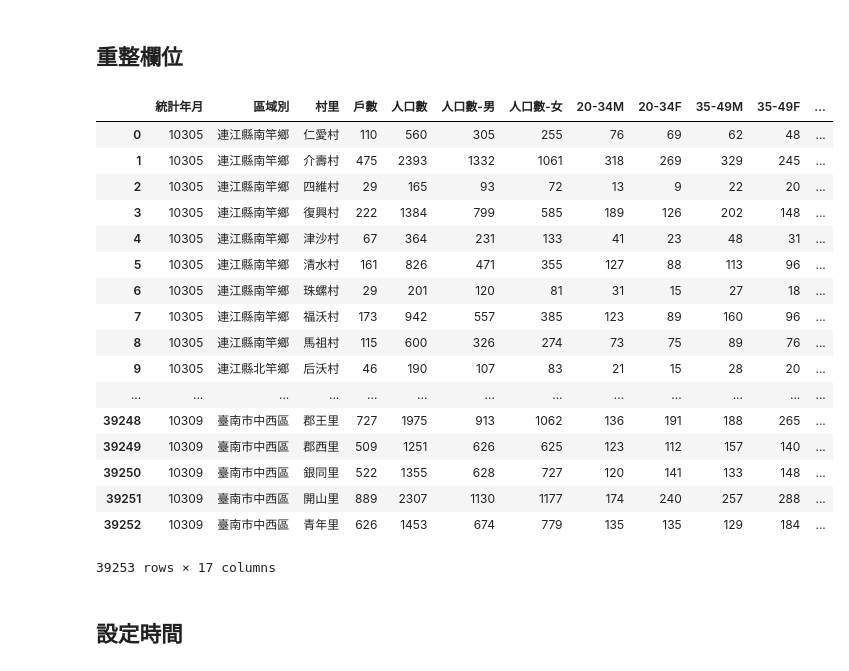
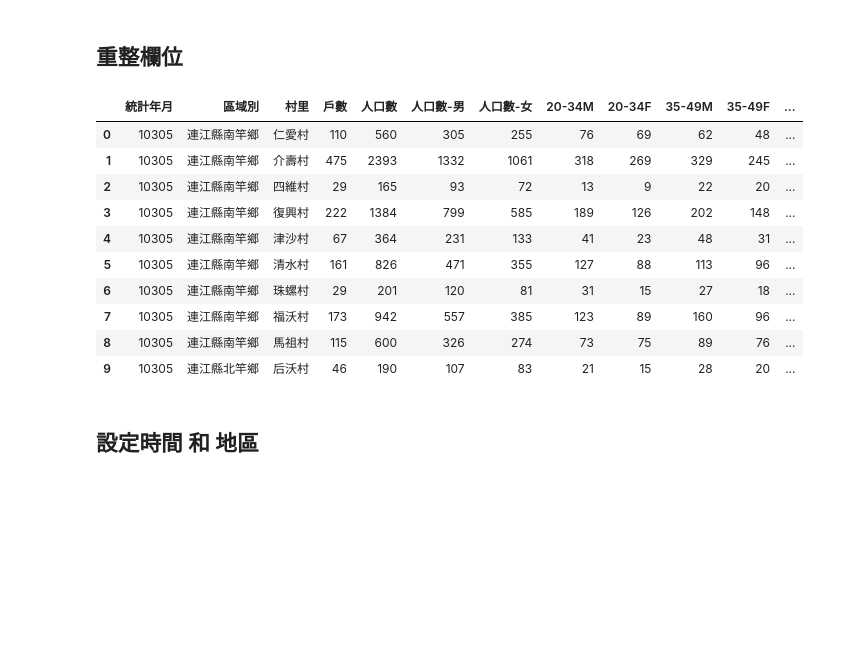
Before and after one commit to t0mst0ne/Population, a Jupyter notebook: City all age statistics.ipynb, the cells around one changed output. Saved outputs shown, nothing was run; the diff lists cells and outputs as text; code cells hidden in the pictures; blank space fills up the shorter version.

```diff
--- a/City all age statistics.ipynb
+++ b/City all age statistics.ipynb
@@ -75,26 +44,19 @@ df['80-100F'] = df['80歲-女'] + df['81歲-女'] + df['82歲-女'] + df['83歲-
 # %%
 df2 = df.ix[:,209:222]
 df3 = df.ix[:,0:7]
 df4 = pd.concat([df3,df2],axis=1)
-df4
+df4.head(10)
 # %% [output]
 |  | 統計年月 | 區域別 | 村里 | 戶數 | 人口數 | 人口數-男 | 人口數-女 | 20-34M | 20-34F | 35-49M | 35-49F | ... |
 | 0 | 10305 | 連江縣南竿鄉 | 仁愛村 | 110 | 560 | 305 | 255 | 76 | 69 | 62 | 48 | ... |
 | 1 | 10305 | 連江縣南竿鄉 | 介壽村 | 475 | 2393 | 1332 | 1061 | 318 | 269 | 329 | 245 | ... |
 | 2 | 10305 | 連江縣南竿鄉 | 四維村 | 29 | 165 | 93 | 72 | 13 | 9 | 22 | 20 | ... |
 | 3 | 10305 | 連江縣南竿鄉 | 復興村 | 222 | 1384 | 799 | 585 | 189 | 126 | 202 | 148 | ... |
 | 4 | 10305 | 連江縣南竿鄉 | 津沙村 | 67 | 364 | 231 | 133 | 41 | 23 | 48 | 31 | ... |
 | 5 | 10305 | 連江縣南竿鄉 | 清水村 | 161 | 826 | 471 | 355 | 127 | 88 | 113 | 96 | ... |
 | 6 | 10305 | 連江縣南竿鄉 | 珠螺村 | 29 | 201 | 120 | 81 | 31 | 15 | 27 | 18 | ... |
 | 7 | 10305 | 連江縣南竿鄉 | 福沃村 | 173 | 942 | 557 | 385 | 123 | 89 | 160 | 96 | ... |
 | 8 | 10305 | 連江縣南竿鄉 | 馬祖村 | 115 | 600 | 326 | 274 | 73 | 75 | 89 | 76 | ... |
 | 9 | 10305 | 連江縣北竿鄉 | 后沃村 | 46 | 190 | 107 | 83 | 21 | 15 | 28 | 20 | ... |
-| ... | ... | ... | ... | ... | ... | ... | ... | ... | ... | ... | ... | ... |
-| 39248 | 10309 | 臺南市中西區 | 郡王里 | 727 | 1975 | 913 | 1062 | 136 | 191 | 188 | 265 | ... |
-| 39249 | 10309 | 臺南市中西區 | 郡西里 | 509 | 1251 | 626 | 625 | 123 | 112 | 157 | 140 | ... |
-| 39250 | 10309 | 臺南市中西區 | 銀同里 | 522 | 1355 | 628 | 727 | 120 | 141 | 133 | 148 | ... |
-| 39251 | 10309 | 臺南市中西區 | 開山里 | 889 | 2307 | 1130 | 1177 | 174 | 240 | 257 | 288 | ... |
-| 39252 | 10309 | 臺南市中西區 | 青年里 | 626 | 1453 | 674 | 779 | 135 | 135 | 129 | 184 | ... |
-39253 rows × 17 columns
 # %% [markdown]
-## 設定時間
+## 設定時間 和 地區
```
Also changed, not shown: parts of 5 cells of this notebook.
